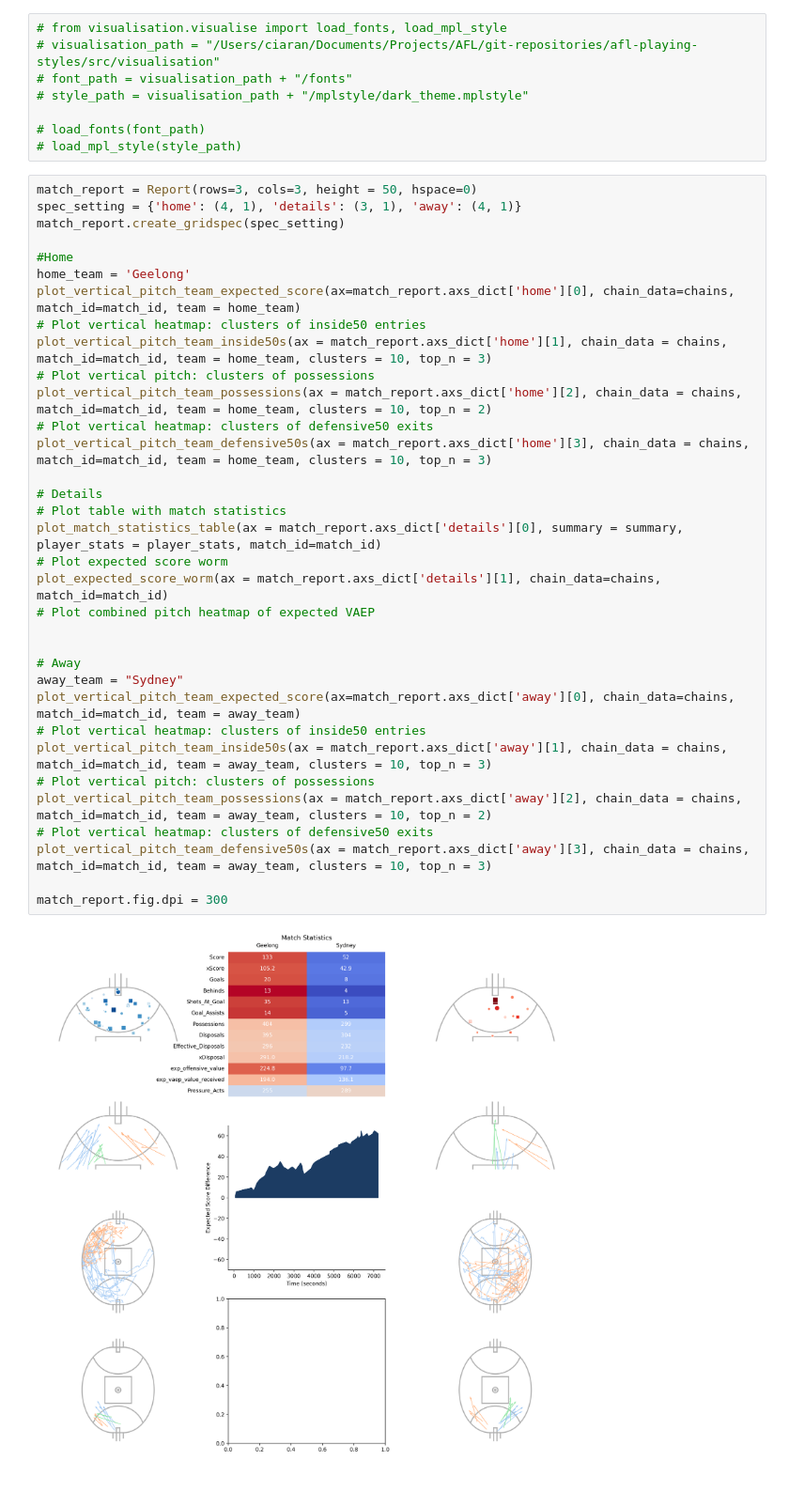
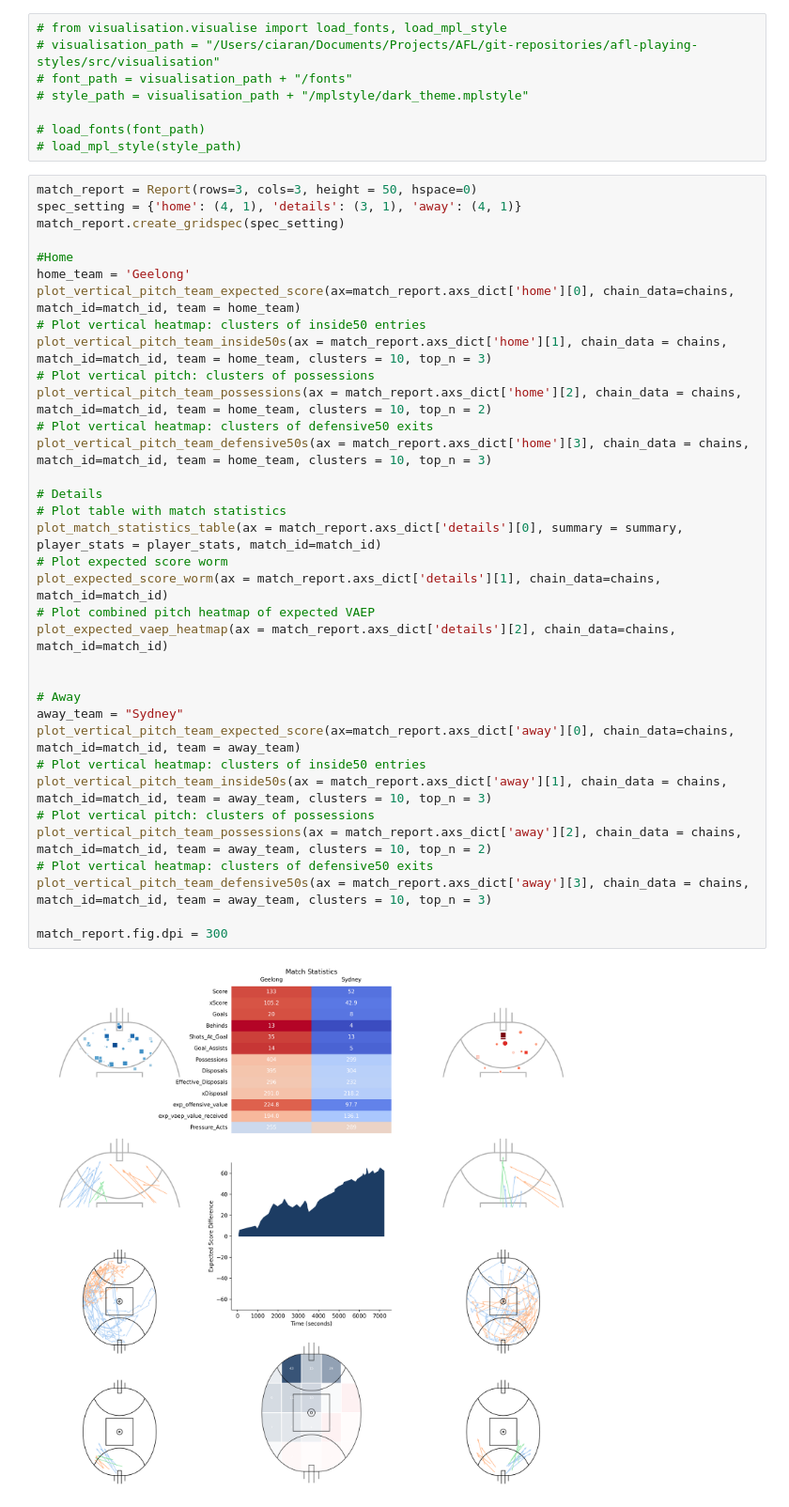
Before and after one commit to ciaran-grant/afl-playing-styles, a Jupyter notebook: notebooks/Reports/match_report.ipynb, the cells around one changed output. Shown at 94% size. Cells and saved outputs as stored; diff of their text form.

Commit message:
Adding vaep heatmap to match report

```diff
--- a/notebooks/Reports/match_report.ipynb
+++ b/notebooks/Reports/match_report.ipynb
@@ -60,31 +61,32 @@ match_report.create_gridspec(spec_setting)
 #Home
 home_team = 'Geelong'
 plot_vertical_pitch_team_expected_score(ax=match_report.axs_dict['home'][0], chain_data=chains, match_id=match_id, team = home_team)
 # Plot vertical heatmap: clusters of inside50 entries
 plot_vertical_pitch_team_inside50s(ax = match_report.axs_dict['home'][1], chain_data = chains, match_id=match_id, team = home_team, clusters = 10, top_n = 3)
 # Plot vertical pitch: clusters of possessions
 plot_vertical_pitch_team_possessions(ax = match_report.axs_dict['home'][2], chain_data = chains, match_id=match_id, team = home_team, clusters = 10, top_n = 2)
 # Plot vertical heatmap: clusters of defensive50 exits
 plot_vertical_pitch_team_defensive50s(ax = match_report.axs_dict['home'][3], chain_data = chains, match_id=match_id, team = home_team, clusters = 10, top_n = 3)
 
 # Details
 # Plot table with match statistics
 plot_match_statistics_table(ax = match_report.axs_dict['details'][0], summary = summary, player_stats = player_stats, match_id=match_id)
 # Plot expected score worm
 plot_expected_score_worm(ax = match_report.axs_dict['details'][1], chain_data=chains, match_id=match_id)
 # Plot combined pitch heatmap of expected VAEP
+plot_expected_vaep_heatmap(ax = match_report.axs_dict['details'][2], chain_data=chains, match_id=match_id)
 
 
 # Away
 away_team = "Sydney"
 plot_vertical_pitch_team_expected_score(ax=match_report.axs_dict['away'][0], chain_data=chains, match_id=match_id, team = away_team)
 # Plot vertical heatmap: clusters of inside50 entries
 plot_vertical_pitch_team_inside50s(ax = match_report.axs_dict['away'][1], chain_data = chains, match_id=match_id, team = away_team, clusters = 10, top_n = 3)
 # Plot vertical pitch: clusters of possessions
 plot_vertical_pitch_team_possessions(ax = match_report.axs_dict['away'][2], chain_data = chains, match_id=match_id, team = away_team, clusters = 10, top_n = 2)
 # Plot vertical heatmap: clusters of defensive50 exits
 plot_vertical_pitch_team_defensive50s(ax = match_report.axs_dict['away'][3], chain_data = chains, match_id=match_id, team = away_team, clusters = 10, top_n = 3)
 
 match_report.fig.dpi = 300
 # %% [output]
-[figure, old version]
+[figure, new version]
```
Also changed, not shown: parts of 2 cells of this notebook, 2 other files.
